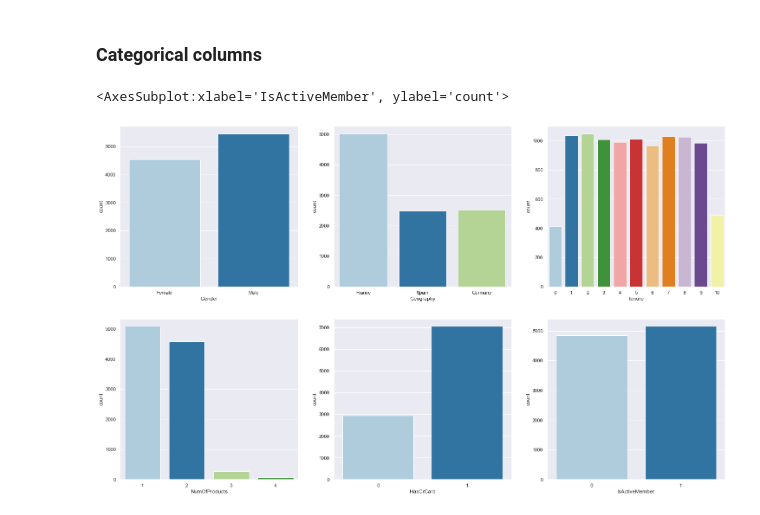
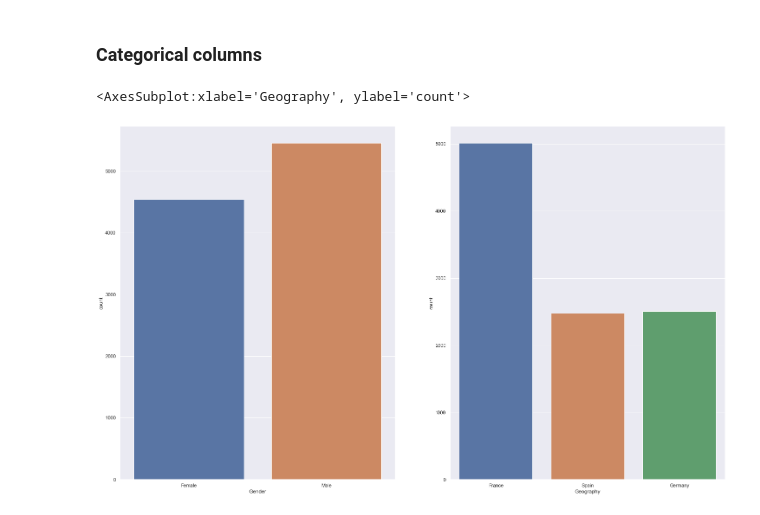
Before and after one commit to bayuwira/Project-Churn-for-Bank-Customers, a Jupyter notebook: Copy of Customer Churn Analysis.ipynb, the cells around one changed output. Cells and saved outputs as stored; diff of their text form; code cells hidden in the pictures.

```diff
--- a/Copy of Customer Churn Analysis.ipynb
+++ b/Copy of Customer Churn Analysis.ipynb
@@ -295,15 +297,14 @@ for i in range(0, len(num)):
 ### Categorical columns
 # %%
 sns.set(rc={'figure.figsize':(25,15)})
-
-fig,axs = plt.subplots(2,3)
-sns.set_theme(palette="Paired")
-sns.countplot(data = df,x = 'Gender',ax=axs[0,0])
-sns.countplot(data = df,x = 'Geography',ax=axs[0,1])
-sns.countplot(data = df,x = 'Tenure',ax=axs[0,2])
-sns.countplot(data = df,x = 'NumOfProducts',ax=axs[1,0])
-sns.countplot(data = df,x = 'HasCrCard',ax=axs[1,1])
-sns.countplot(data = df,x = 'IsActiveMember',ax=axs[1,2])
+fig,axs = plt.subplots(1,2)
+sns.color_palette("hls", 8)
+sns.countplot(data = df,x = 'Gender',ax=axs[0])
+sns.countplot(data = df,x = 'Geography',ax=axs[1])
+# sns.countplot(data = df,x = 'Tenure',ax=axs[0,2])
+# sns.countplot(data = df,x = 'NumOfProducts',ax=axs[1,0])
+# sns.countplot(data = df,x = 'HasCrCard',ax=axs[1,1])
+# sns.countplot(data = df,x = 'IsActiveMember',ax=axs[1,2])
 # %% [output]
-<AxesSubplot:xlabel='IsActiveMember', ylabel='count'>
+<AxesSubplot:xlabel='Geography', ylabel='count'>
-[figure, old version]
+[figure, new version]
```
Also changed, not shown: parts of 19 cells of this notebook.
